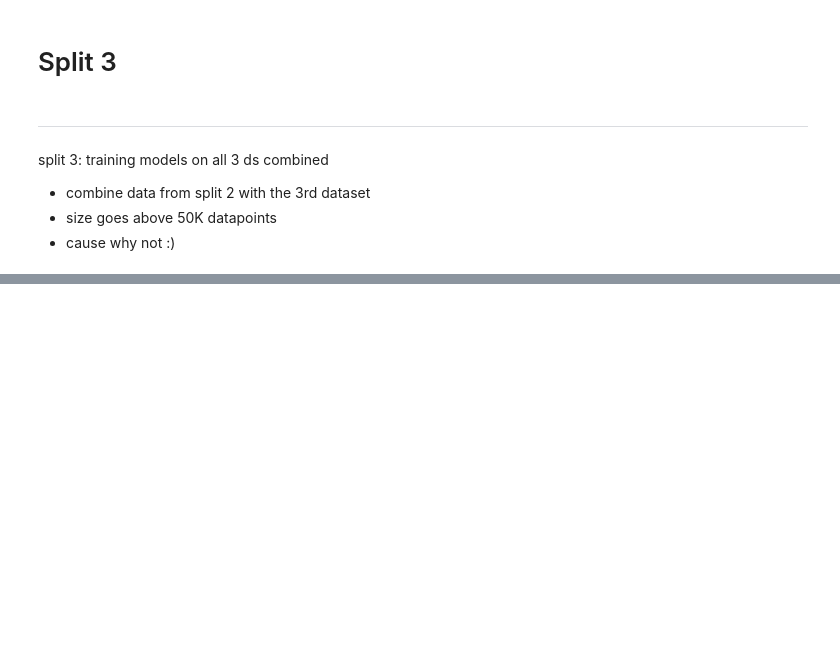
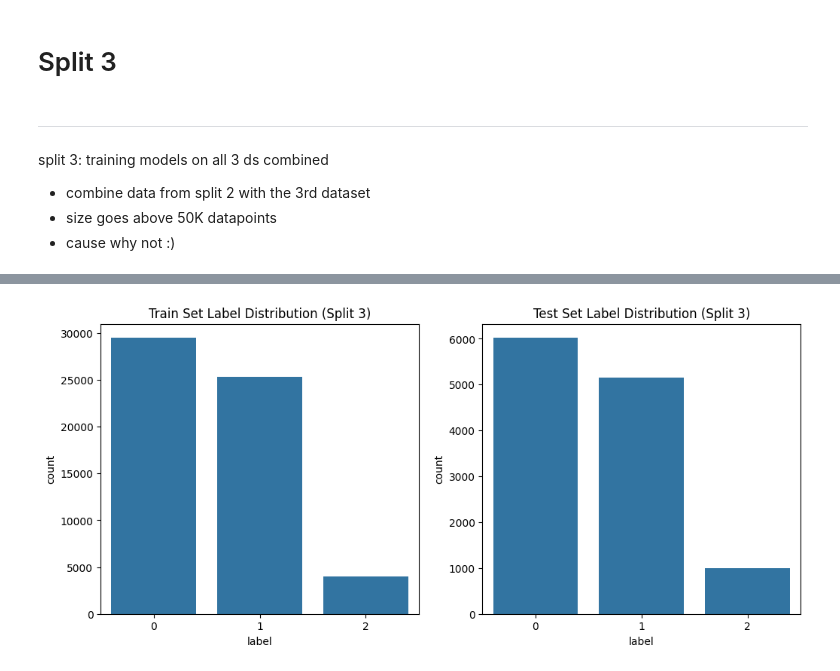
Before and after one commit to adv-11/ml-guardrails-project, a Jupyter notebook: input_guardrails/prompt_injection/data_exploration.ipynb, the cells around one changed output, grey strips where cells are left out. Drawn from its saved outputs; the diff is of its cells as text; code cells hidden in the pictures; blank space fills up the shorter version.

Commit message:
data set split ready

```diff
--- a/input_guardrails/prompt_injection/data_exploration.ipynb
+++ b/input_guardrails/prompt_injection/data_exploration.ipynb
@@ -207,3 +207,13 @@ split 3: training models on all 3 ds combined
 - combine data from split 2 with the 3rd dataset
 - size goes above 50K datapoints
 - cause why not :)
+# %%
+# combine all 3 datasets ds_1, ds_2, ds_3, include label = 2
+ds_split_3 = {
+    'train': concatenate_datasets([ds_1['train'], ds_2['train'], ds_3['train']]),
+    'test': concatenate_datasets([ds_1['test'], ds_2['test'], ds_3['test']])
+}
+# convert to pandas
+train_df_split_3 = ds_split_3['train'].to_pandas()
+test_df_split_3 = ds_split_3['test'].to_pandas()
+train_df_split_3, test_df_split_3
@@ -209,0 +238,10 @@ split 3: training models on all 3 ds combined
+# %%
+# visualize the distribution of labels in the train and test sets for split 3
+fig, ax = plt.subplots(1, 2, figsize=(12, 5))
+sns.countplot(x='label', data=train_df_split_3, ax=ax[0])
+ax[0].set_title('Train Set Label Distribution (Split 3)')
+sns.countplot(x='label', data=test_df_split_3, ax=ax[1])
+ax[1].set_title('Test Set Label Distribution (Split 3)')
+plt.show()
+# %% [output]
+[figure, added]
```
Also changed, not shown: parts of 2 cells of this notebook.
